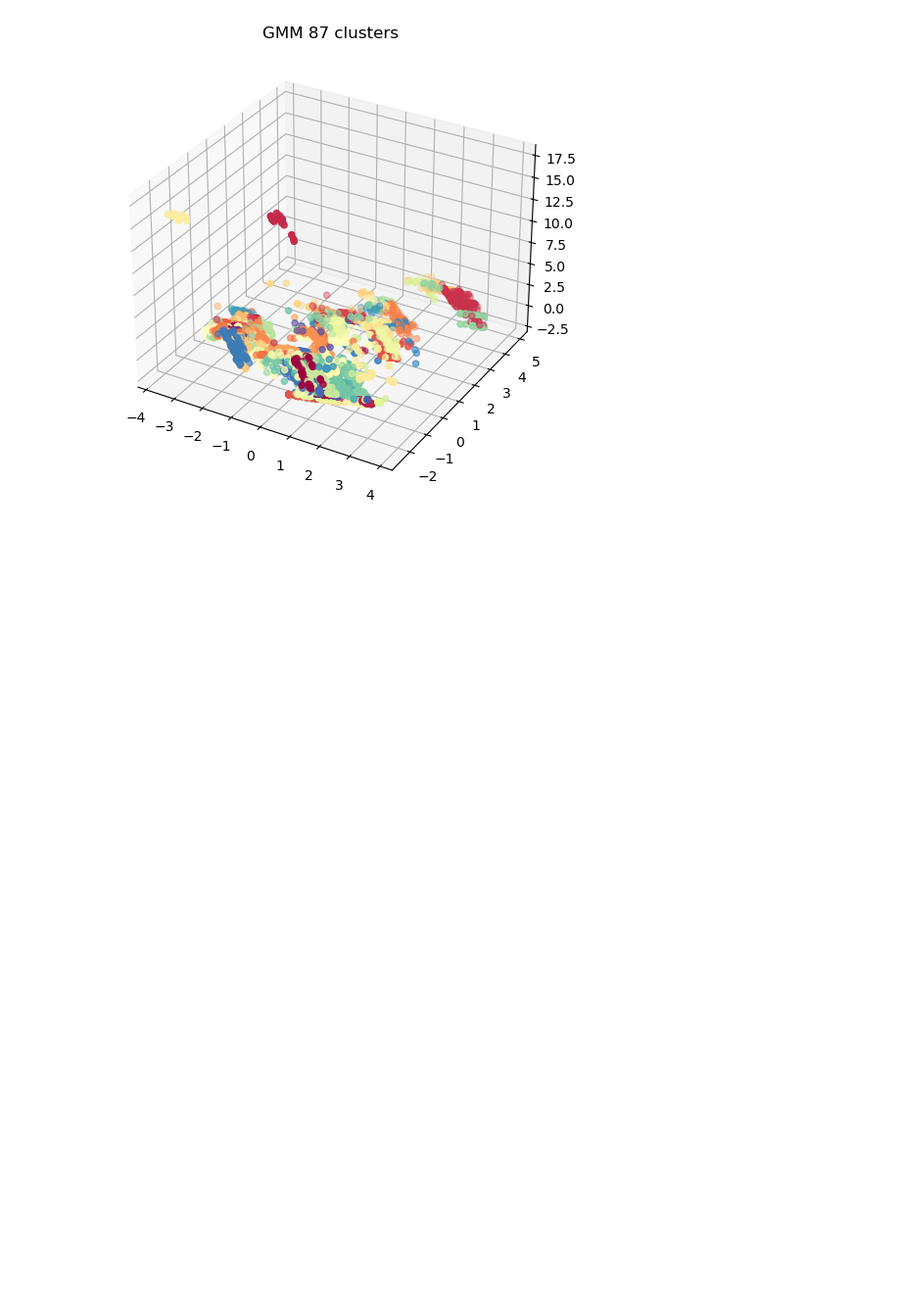
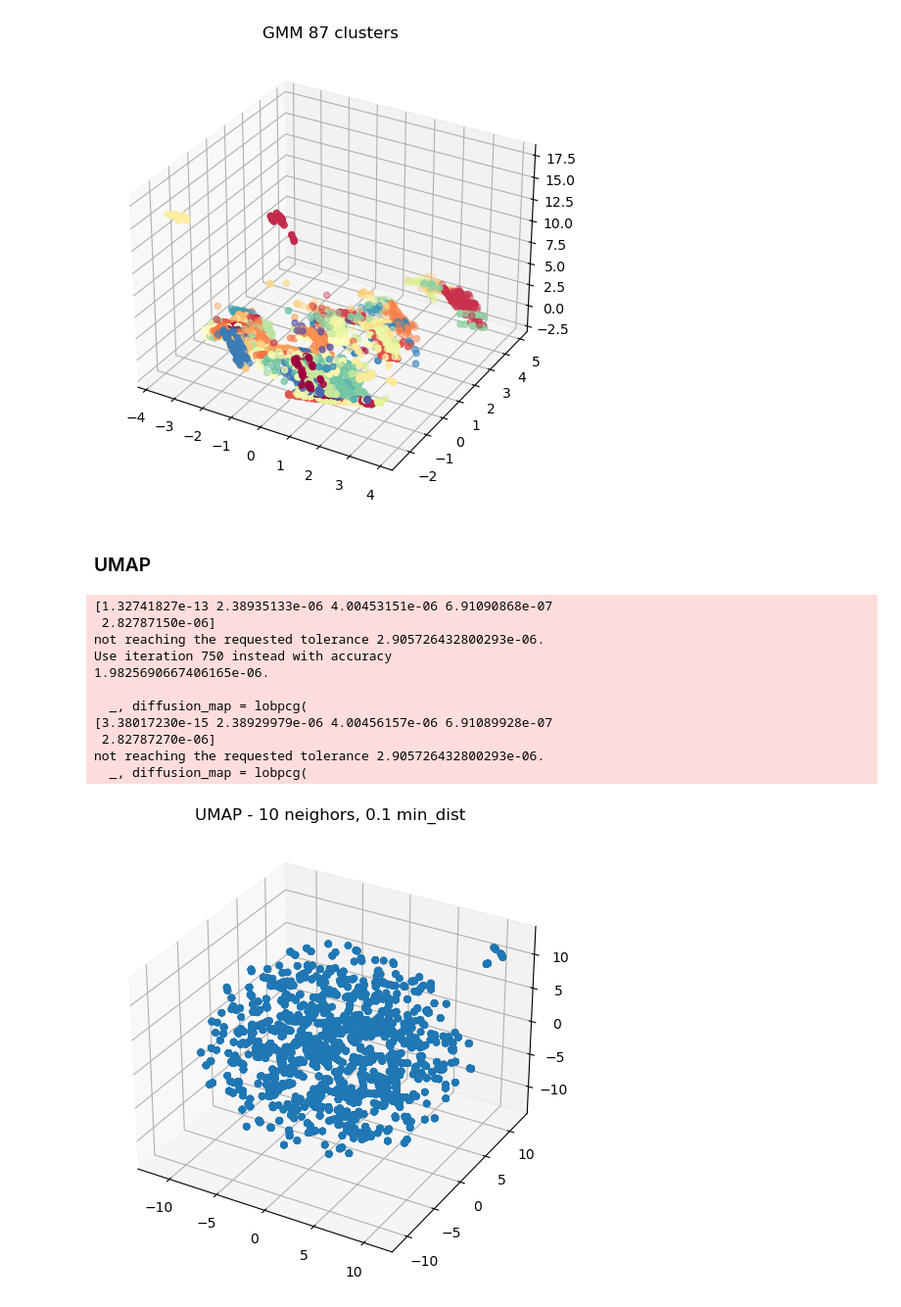
Before and after one commit to BenjaminDeporte/Cyber, a Jupyter notebook: code/unsupervised_learning.ipynb, the cells around one changed output. Shown at 98% size. Saved outputs shown, nothing was run; the diff lists cells and outputs as text; code cells hidden in the pictures; blank space fills up the shorter version.

Commit message:
added UMAP for visu

```diff
--- a/code/unsupervised_learning.ipynb
+++ b/code/unsupervised_learning.ipynb
@@ -512,3 +516,60 @@ fig, ax = visu3d(
 )
 # %% [output]
 [figure]
+# %% [markdown]
+### UMAP
+# %%
+# DOC : https://umap.scikit-tda.org/index.html
+
+def visu_umap(
+    n_neighbors=10,
+    min_dist=0.1,
+    X_norm=X_norm
+):
+    """Utility function to use UMAP for 3D visualization
+
+    Args:
+        n_neighbors (int, optional): _description_. Defaults to 10.
+        n_components (int, optional): _description_. Defaults to 3.
+        min_dist (float, optional): _description_. Defaults to 0.1.
+        random_state (int, optional): _description_. Defaults to 42.
+    """
+
+    umap_instance = umap.UMAP(
+        n_neighbors=n_neighbors,
+        n_components=3,
+        min_dist=min_dist,
+        random_state=42
+        )
+
+    X_new = umap_instance.fit_transform(X_norm)
+
+    fig = plt.figure(figsize=(6,6))
+    ax = plt.axes(projection='3d')
+
+    xs = X_new[:,0]
+    ys = X_new[:,1]
+    zs = X_new[:,2]
+
+    ax.scatter3D(xs, ys, zs) #, color=c)
+    titre = f'UMAP - {n_neighbors} neighors, {min_dist} min_dist'
+    ax.set_title(titre)
+
+    plt.show()
+
+    return fig, ax
+# %%
+fig, ax = visu_umap()
+# %% [output]
+[1.32741827e-13 2.38935133e-06 4.00453151e-06 6.91090868e-07
+ 2.82787150e-06]
+not reaching the requested tolerance 2.905726432800293e-06.
+Use iteration 750 instead with accuracy
+1.9825690667406165e-06.
+
+  _, diffusion_map = lobpcg(
+[3.38017230e-15 2.38929979e-06 4.00456157e-06 6.91089928e-07
+ 2.82787270e-06]
+not reaching the requested tolerance 2.905726432800293e-06.
+  _, diffusion_map = lobpcg(
+[figure, added]
```
Also changed, not shown: parts of 2 cells of this notebook, 2 other files.
